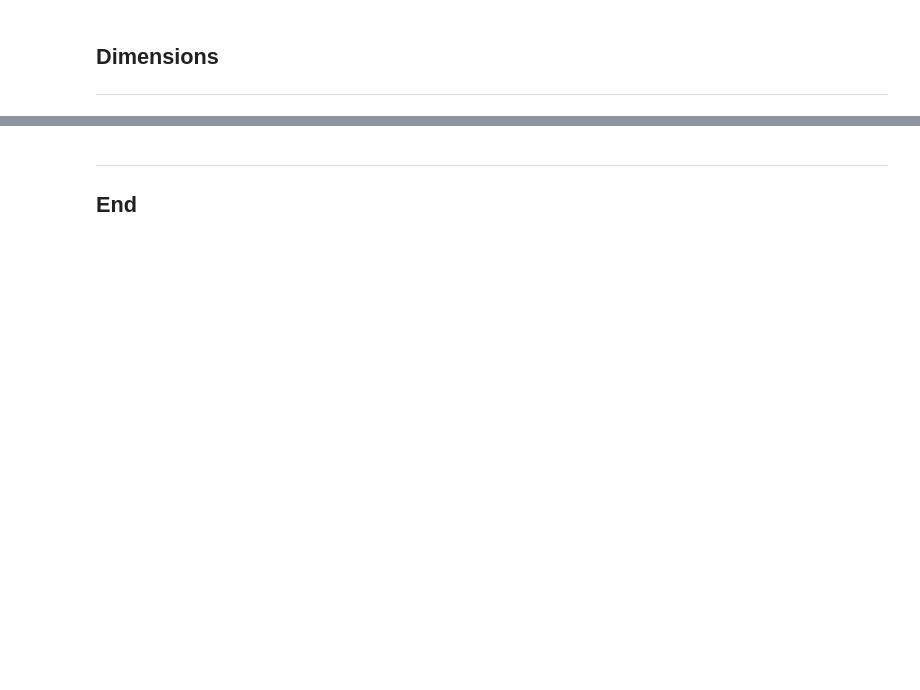
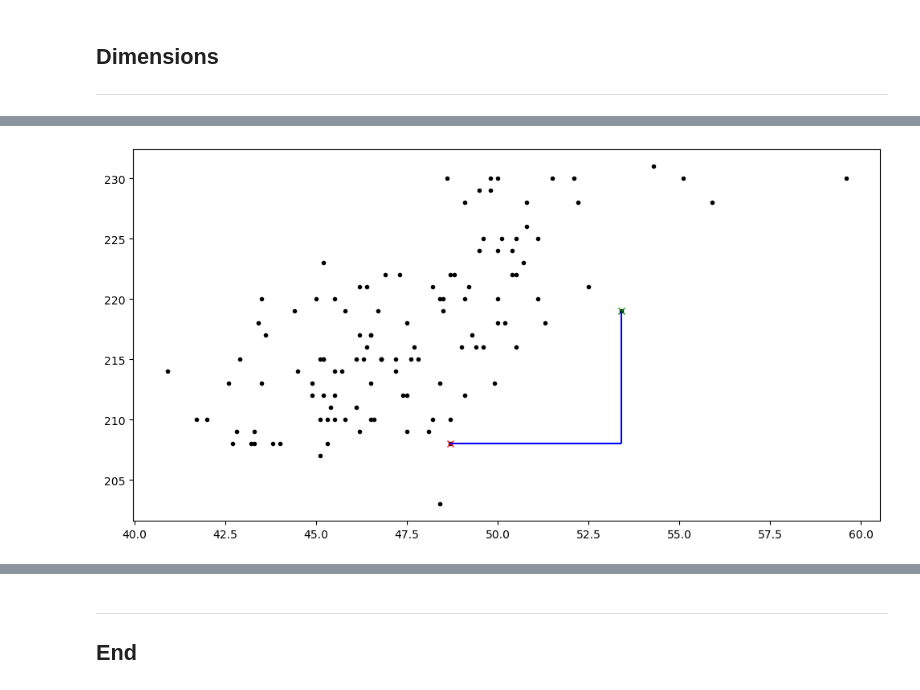
Before and after one commit to ianmcloughlin/notebooks, a Jupyter notebook: preprocessing.ipynb, the cells around one changed output, grey strips where cells are left out. Saved outputs shown, nothing was run; the diff lists cells and outputs as text; code cells hidden in the pictures; blank space fills up the shorter version.

```diff
--- a/preprocessing.ipynb
+++ b/preprocessing.ipynb
@@ -363,0 +392,23 @@ df_X_trans
+# %%
+# Empty plot.
+fig, ax = plt.subplots(figsize=(12,6))
+
+# Separate the gentoos.
+df_gentoo = df[df['species'] == 'Gentoo']
+
+# Scatter plot of two variables.
+ax.plot(df_gentoo['bill_length_mm'], df_gentoo['flipper_length_mm'], 'k.')
+
+# Plot a single point I picked out.
+ax.plot(df_gentoo.loc[259]['bill_length_mm'], df_gentoo.loc[259]['flipper_length_mm'], 'rx')
+
+# Plot a single point I picked out.
+ax.plot(df_gentoo.loc[327]['bill_length_mm'], df_gentoo.loc[327]['flipper_length_mm'], 'gx')
+
+# Distance in x direction.
+ax.hlines([df_gentoo.loc[259]['flipper_length_mm']], df_gentoo.loc[259]['bill_length_mm'], df_gentoo.loc[327]['bill_length_mm'], 'b')
+
+# Distance in y direction.
+ax.vlines([df_gentoo.loc[327]['bill_length_mm']], df_gentoo.loc[259]['flipper_length_mm'], df_gentoo.loc[327]['flipper_length_mm'], 'b');
+# %% [output]
+[figure, added]
```
Also changed, not shown: parts of 5 cells of this notebook.
